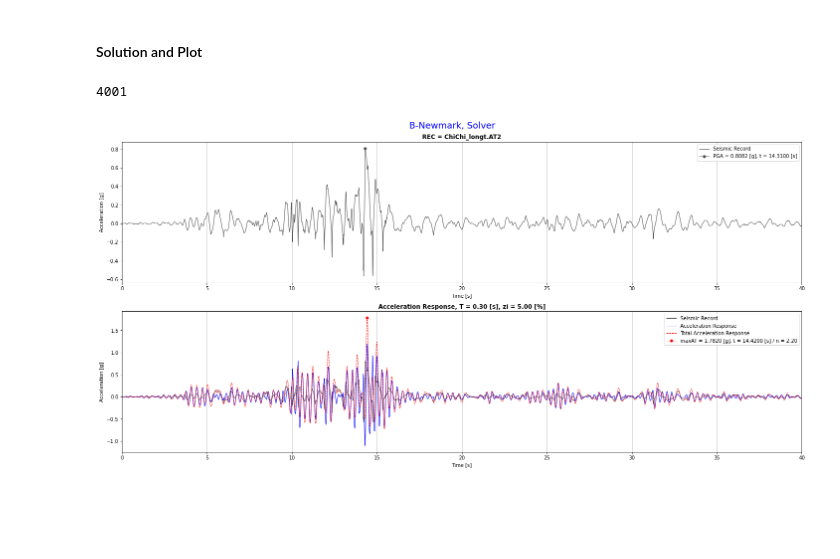
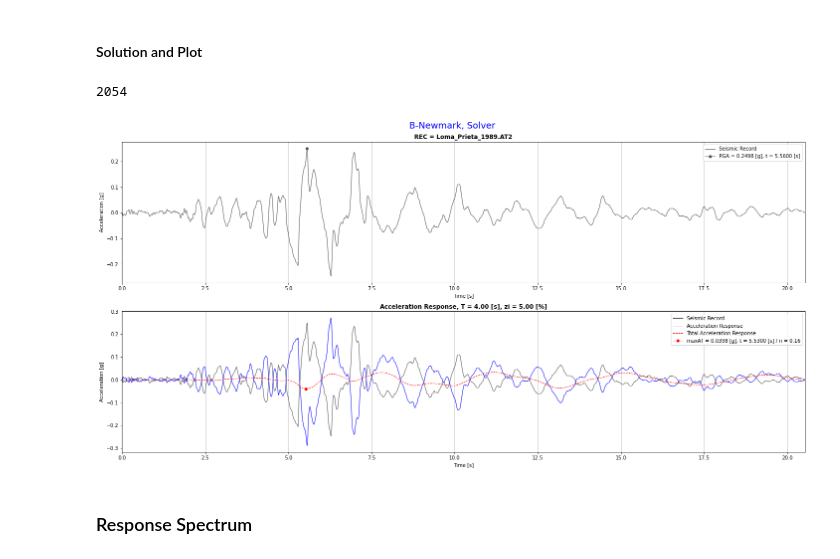
Before and after one commit to LuisGonzalo-Villamarin/Repo_Seismic_Desing, a Jupyter notebook: examples/Example_Free_motion.ipynb, the cells around one changed output. Drawn from its saved outputs; the diff is of its cells as text; code cells hidden in the pictures; blank space fills up the shorter version.

```diff
--- a/examples/Example_Free_motion.ipynb
+++ b/examples/Example_Free_motion.ipynb
@@ -564,22 +564,24 @@ c:\Dropbox\Root\Github Repositories\Repo_Seismic_Desing\records
 #### Solution and Plot
 # %%
 #----------Data------------#
-T = 0.3
+T = 4
 M = 1
 zi = 0.05
-selected_record = 2
+selected_record = 8
 title_record = AT2_files[selected_record].name
 
 #----------Record------------#
 TI, SG = np.loadtxt(AT2_files[selected_record], unpack= True)
 
 #----------Solution------------#
 Resul_Bnewmark = Step_by_Step_BNewmark(T = T,M = M,zi = zi,accel_record= SG,vector_time= TI,
                                        colorSeism=(0.3,0.3,0.3), colorRaccel= (0,0,1), colorRTaccel= (1,0,0), title = title_record)
 at, xan1, xvn1, xn1 = Resul_Bnewmark.Bnewmark_Jr()
 
 #----------Plot------------#
 Resul_Bnewmark.plot_seis_Raccel(xan1, at)
 # %% [output]
-4001
+2054
-[figure, old version]
+[figure, new version]
+# %% [markdown]
+### Response Spectrum
```
Also changed, not shown: parts of 2 cells of this notebook, 2 other files.
